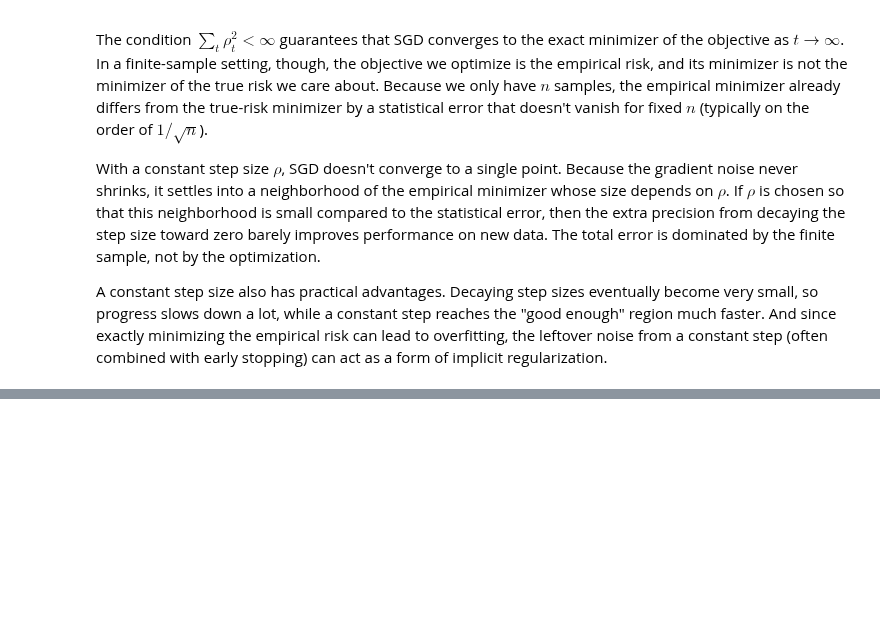
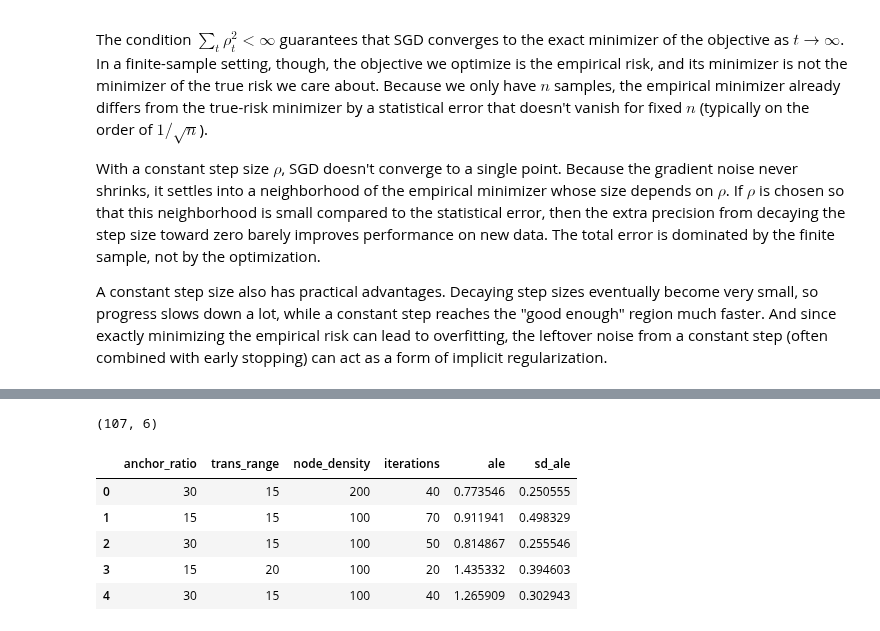
Before and after one commit to courbel/DATA-37711, a Jupyter notebook: homework_1/homework_1.ipynb, the cells around one changed output, grey strips where cells are left out. Cells and saved outputs as stored; diff of their text form; code cells hidden in the pictures; blank space fills up the shorter version.

```diff
--- a/homework_1/homework_1.ipynb
+++ b/homework_1/homework_1.ipynb
@@ -149,0 +160,32 @@ A constant step size also has practical advantages. Decaying step sizes eventual
+# %%
+import warnings
+
+import matplotlib.pyplot as plt
+import numpy as np
+import pandas as pd
+from scipy import stats
+from sklearn.ensemble import RandomForestRegressor
+from sklearn.linear_model import LinearRegression
+from sklearn.model_selection import KFold, cross_val_predict
+from sklearn.neural_network import MLPRegressor
+from sklearn.pipeline import make_pipeline
+from sklearn.preprocessing import StandardScaler
+from sklearn.svm import SVR
+from sklearn.tree import DecisionTreeRegressor
+
+warnings.filterwarnings("ignore", category=UserWarning)
+
+ale = pd.read_csv("data/ale.csv")
+features = ["anchor_ratio", "trans_range", "node_density", "iterations"]
+X = ale[features].to_numpy()
+y = ale["ale"].to_numpy()
+print(ale.shape)
+ale.head()
+# %% [output]
+(107, 6)
+|  | anchor_ratio | trans_range | node_density | iterations | ale | sd_ale |
+| 0 | 30 | 15 | 200 | 40 | 0.773546 | 0.250555 |
+| 1 | 15 | 15 | 100 | 70 | 0.911941 | 0.498329 |
+| 2 | 30 | 15 | 100 | 50 | 0.814867 | 0.255546 |
+| 3 | 15 | 20 | 100 | 20 | 1.435332 | 0.394603 |
+| 4 | 30 | 15 | 100 | 40 | 1.265909 | 0.302943 |
```
Also changed, not shown: parts of 8 cells of this notebook, 4 other files.
